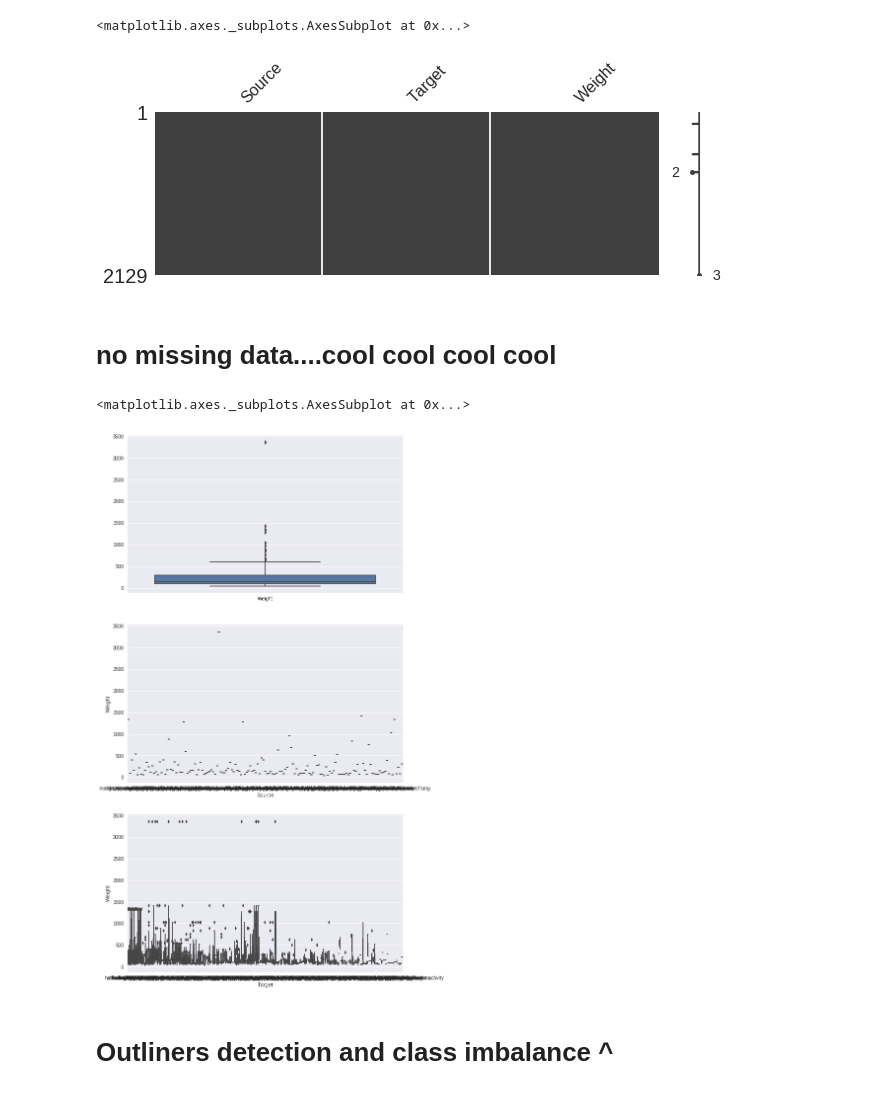
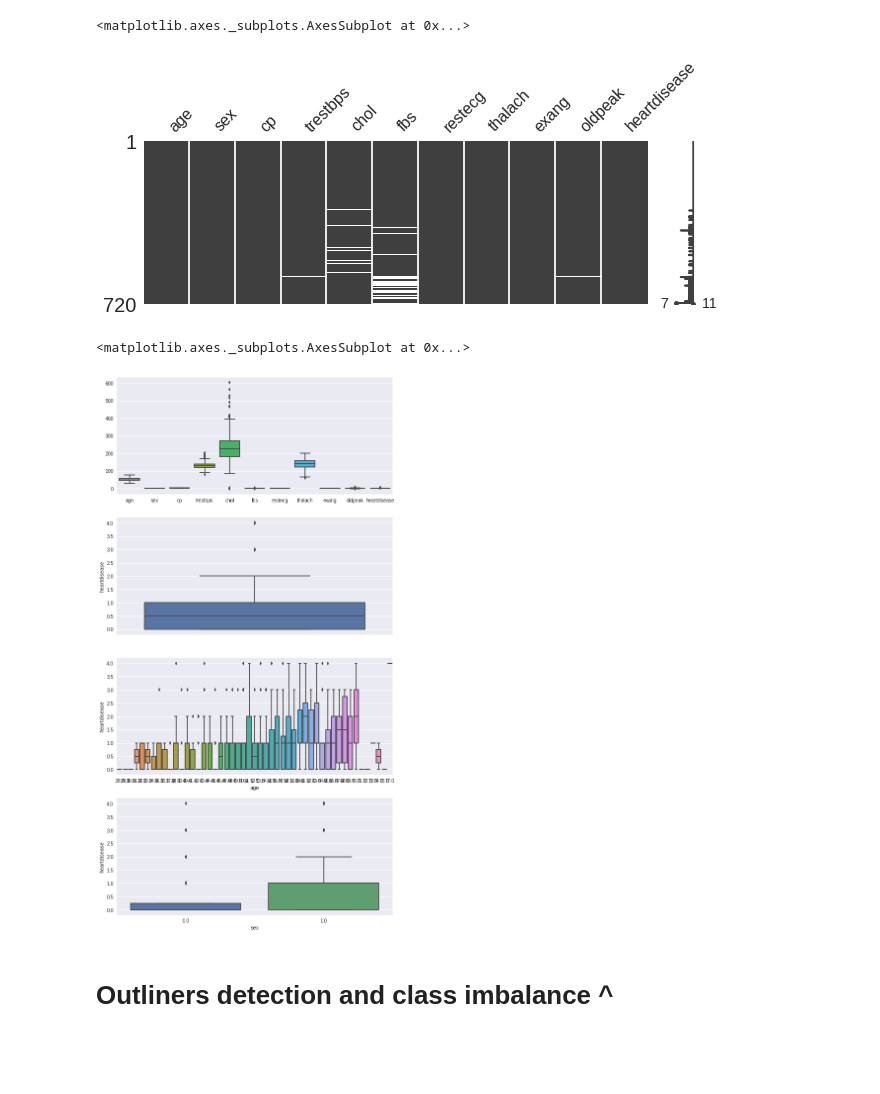
Before and after one commit to pravallika1999/heart_disease, a Jupyter notebook: disease_prediction.ipynb, the cells around one changed output. Saved outputs shown, nothing was run; the diff lists cells and outputs as text; code cells hidden in the pictures; blank space fills up the shorter version.

```diff
--- a/disease_prediction.ipynb
+++ b/disease_prediction.ipynb
@@ -17,21 +22,28 @@ data = pd.read_csv('dataset_clean.csv',encoding='cp1252')
+# %%
+features = ['age', 'sex', 'cp', 'trestbps', 'chol', 'fbs', 'restecg', 'thalach', 'exang', 'oldpeak', 'slope', 'ca', 'thal', 'heartdisease']
+clivelandData = pd.read_csv('cleveland.csv', names = features)
+hungarianData = pd.read_csv('hungary.csv', names = features)
+switzerlandData = pd.read_csv('switzerland.csv', names = features)
+
+datatemp = [clivelandData, hungarianData, switzerlandData]
+data = pd.concat(datatemp)
 # %%
-#data = data.replace('?',np.nan)
+data = data.drop(["ca", "slope", "thal"],axis=1)
+data = data.replace('?', np.nan)
 # %%
 msno.matrix(data,figsize=(10,3))
 # %% [output]
 <matplotlib.axes._subplots.AxesSubplot at 0x...>
-[figure, old version]
+[figure, new version]
-# %% [markdown]
-# no missing data....cool cool cool cool
 # %%
-fig, axes = plt.subplots(nrows=3,ncols=1)
-fig.set_size_inches(10,20)
+fig, axes = plt.subplots(nrows=4,ncols=1)
+fig.set_size_inches(10, 20)
 sn.boxplot(data=data,orient="v",ax=axes[0])
-#sn.boxplot(data=data,y="Weight",orient="v",ax=axes[1])
-sn.boxplot(data=data,y="Weight",x="Source",orient="v",ax=axes[1])
-sn.boxplot(data=data,y="Weight",x="Target",orient="v",ax=axes[2])
+sn.boxplot(data=data,y="heartdisease",orient="v",ax=axes[1])
+sn.boxplot(data=data,y="heartdisease",x="age",orient="v",ax=axes[2])
+sn.boxplot(data=data,y="heartdisease",x="sex",orient="v",ax=axes[3])
 # %% [output]
 <matplotlib.axes._subplots.AxesSubplot at 0x...>
-[figure, old version]
+[figure, new version]
 # %% [markdown]
 # Outliners detection and class imbalance ^
```
Also changed, not shown: parts of 19 cells of this notebook.
